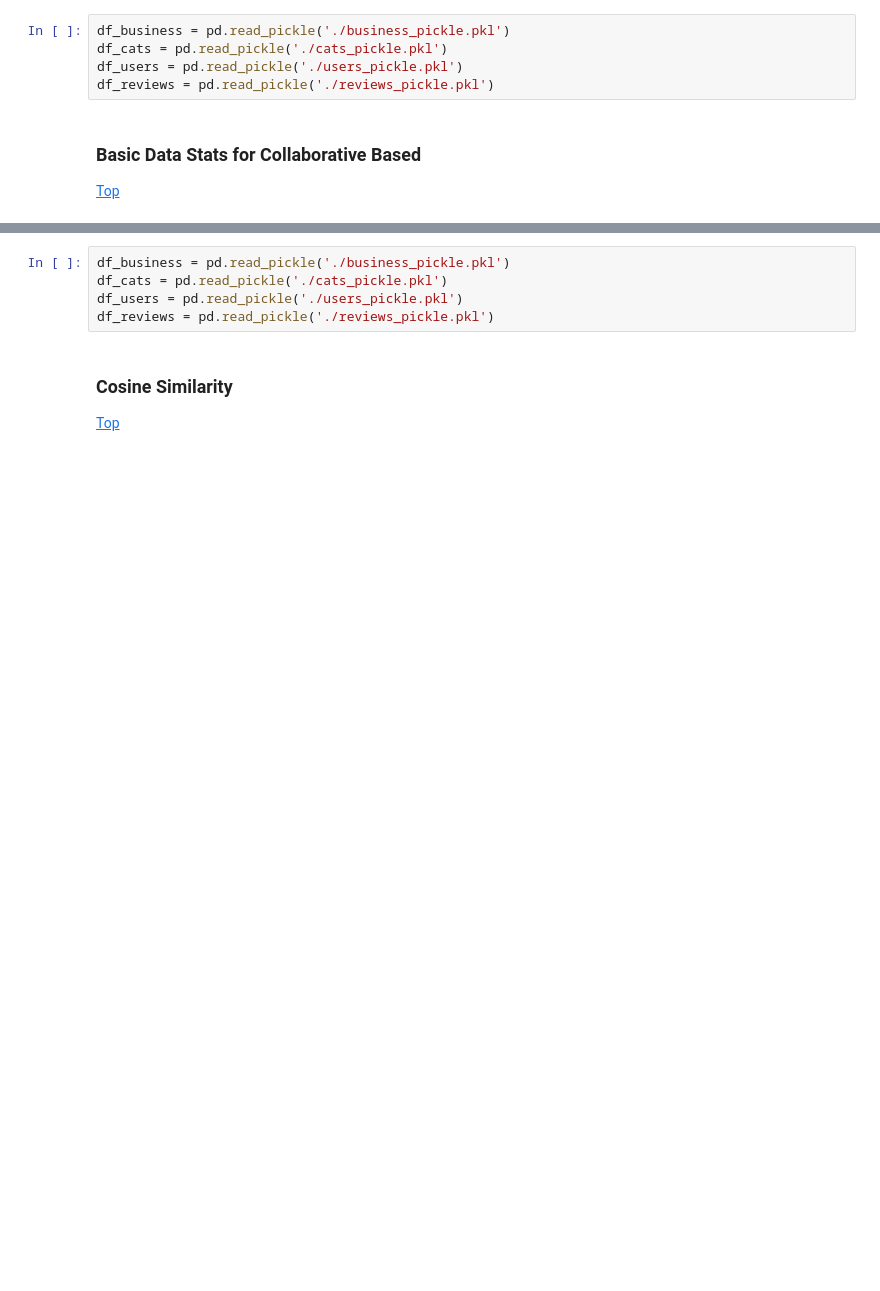
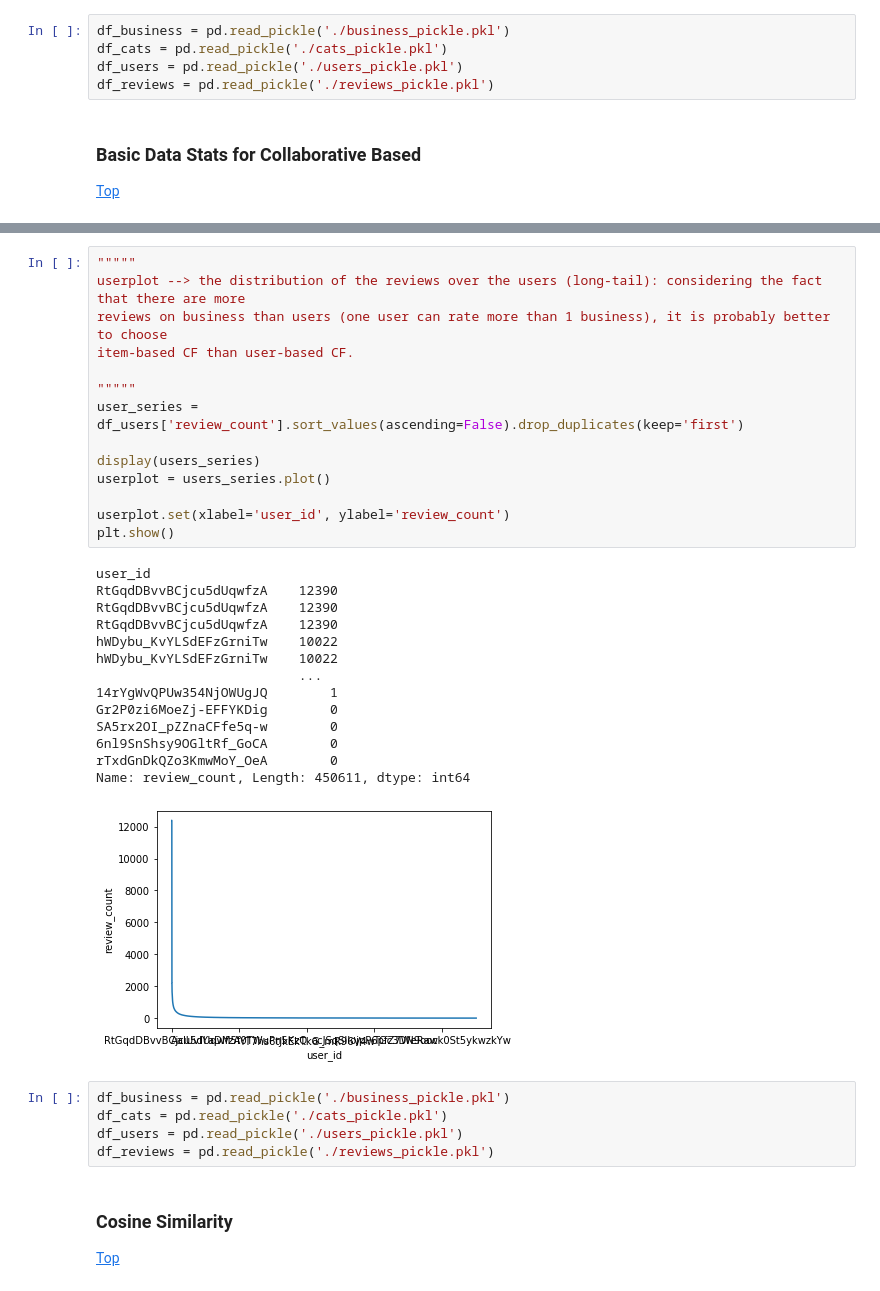
Before and after one commit to JasperVanEck/CollectiveIntel, a Jupyter notebook: GroepsOpdracht_CI.ipynb, the cells around one changed output, grey strips where cells are left out. Drawn from its saved outputs; the diff is of its cells as text; blank space fills up the shorter version.

Commit message:
plot userdata

```diff
--- a/GroepsOpdracht_CI.ipynb
+++ b/GroepsOpdracht_CI.ipynb
@@ -209,3 +296,32 @@ reviews_per_business.plot()
+# %%
+"""""
+userplot --> the distribution of the reviews over the users (long-tail): considering the fact that there are more
+reviews on business than users (one user can rate more than 1 business), it is probably better to choose
+item-based CF than user-based CF.
+
+"""""
+user_series = df_users['review_count'].sort_values(ascending=False).drop_duplicates(keep='first')
+
+display(users_series)
+userplot = users_series.plot()
+
+userplot.set(xlabel='user_id', ylabel='review_count')
+plt.show()
+# %% [output]
+user_id
+RtGqdDBvvBCjcu5dUqwfzA    12390
+RtGqdDBvvBCjcu5dUqwfzA    12390
+RtGqdDBvvBCjcu5dUqwfzA    12390
+hWDybu_KvYLSdEFzGrniTw    10022
+hWDybu_KvYLSdEFzGrniTw    10022
+                          ...
+14rYgWvQPUw354NjOWUgJQ        1
+Gr2P0zi6MoeZj-EFFYKDig        0
+SA5rx2OI_pZZnaCFfe5q-w        0
+6nl9SnShsy9OGltRf_GoCA        0
+rTxdGnDkQZo3KmwMoY_OeA        0
+Name: review_count, Length: 450611, dtype: int64
+[figure, added]
 # %%
 df_business = pd.read_pickle('./business_pickle.pkl')
 df_cats = pd.read_pickle('./cats_pickle.pkl')
```
Also changed, not shown: parts of 8 cells of this notebook, 2 other files.
